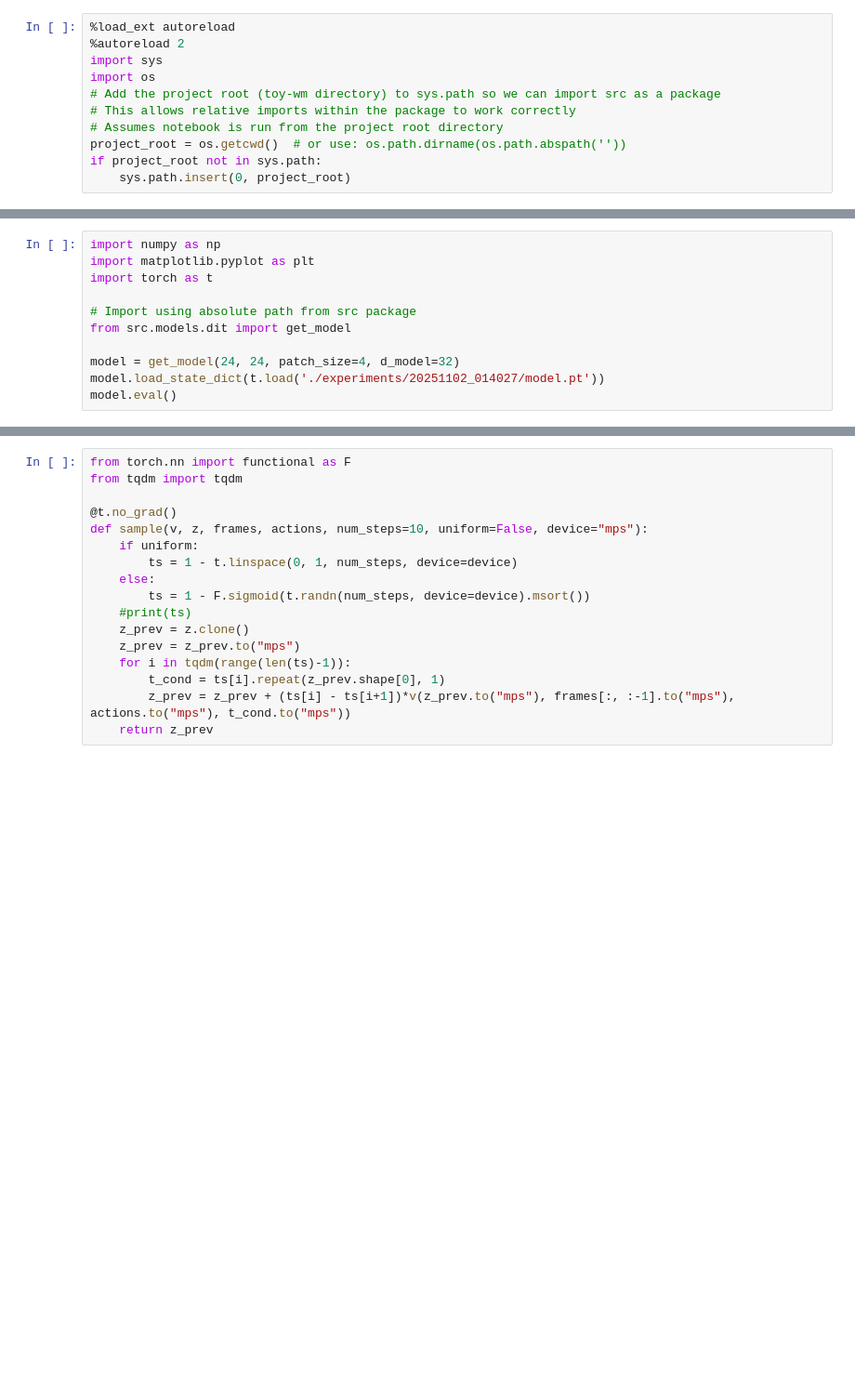
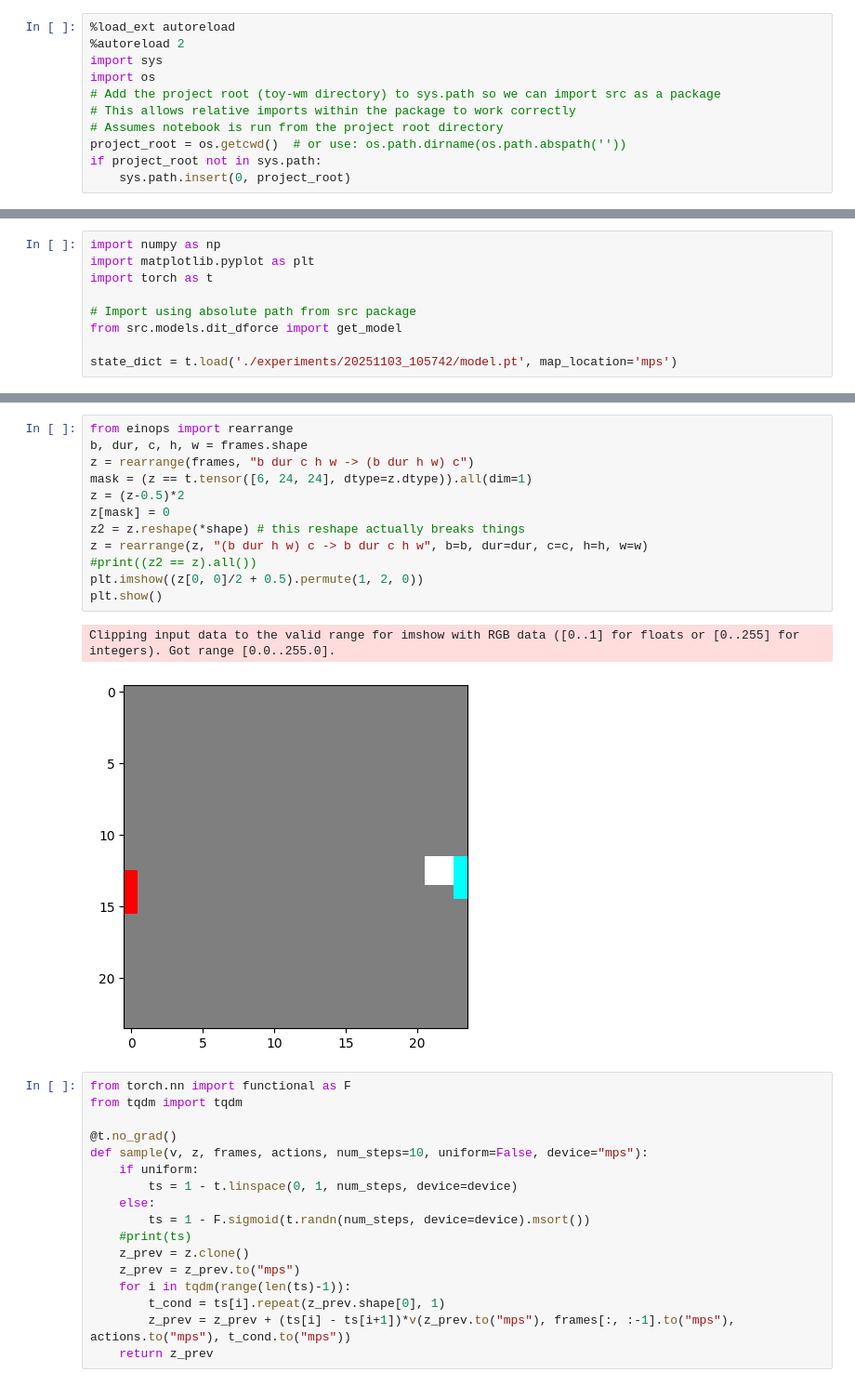
Before and after one commit to wendlerc/toy-wm, a Jupyter notebook: scratchpad.ipynb, the cells around one changed output, grey strips where cells are left out. Shown: that part at 93% size. Drawn from its saved outputs; the diff is of its cells as text; blank space fills up the shorter version.

```diff
--- a/scratchpad.ipynb
+++ b/scratchpad.ipynb
@@ -15,8 +29,6 @@ import matplotlib.pyplot as plt
 import torch as t
 
 # Import using absolute path from src package
-from src.models.dit import get_model
+from src.models.dit_dforce import get_model
 
-model = get_model(24, 24, patch_size=4, d_model=32)
-model.load_state_dict(t.load('./experiments/20251102_014027/model.pt'))
-model.eval()
+state_dict = t.load('./experiments/20251103_105742/model.pt', map_location='mps')
@@ -46,3 +99,18 @@ frames, actions = next(iter(loader))
+# %%
+from einops import rearrange
+b, dur, c, h, w = frames.shape
+z = rearrange(frames, "b dur c h w -> (b dur h w) c")
+mask = (z == t.tensor([6, 24, 24], dtype=z.dtype)).all(dim=1)
+z = (z-0.5)*2
+z[mask] = 0
+z2 = z.reshape(*shape) # this reshape actually breaks things
+z = rearrange(z, "(b dur h w) c -> b dur c h w", b=b, dur=dur, c=c, h=h, w=w)
+#print((z2 == z).all())
+plt.imshow((z[0, 0]/2 + 0.5).permute(1, 2, 0))
+plt.show()
+# %% [output]
+Clipping input data to the valid range for imshow with RGB data ([0..1] for floats or [0..255] for integers). Got range [0.0..255.0].
+[figure, added]
 # %%
 from torch.nn import functional as F
 from tqdm import tqdm
```
Also changed, not shown: parts of 9 cells of this notebook, 15 other files.
